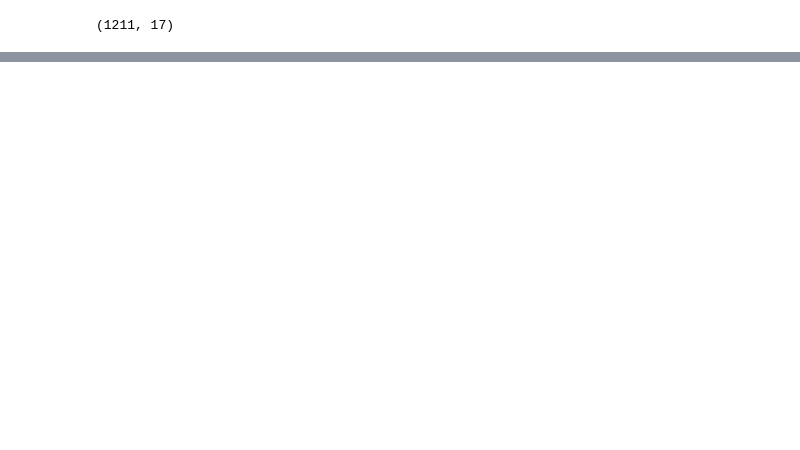
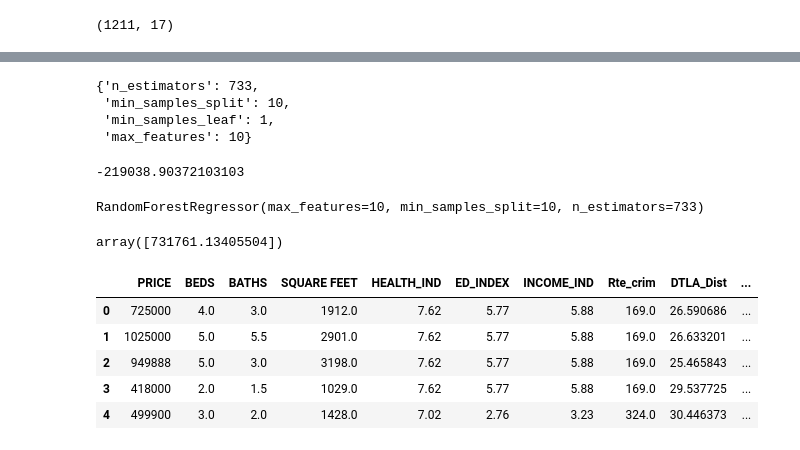
Before and after one commit to Christopher-Liu/Irvine-Property-Value-Analysis, a Jupyter notebook: analysis_la.ipynb, the cells around one changed output, grey strips where cells are left out. Drawn from its saved outputs; the diff is of its cells as text; code cells hidden in the pictures; blank space fills up the shorter version.

Commit message:
Found optimal random forest predictor with random search and 5-fold CV

```diff
--- a/analysis_la.ipynb
+++ b/analysis_la.ipynb
@@ -641,0 +692,28 @@ print(rf_cv.mean())
+# %%
+rf2_random.best_params_
+# %% [output]
+{'n_estimators': 733,
+ 'min_samples_split': 10,
+ 'min_samples_leaf': 1,
+ 'max_features': 10}
+# %%
+rf2_random.best_score_
+# %% [output]
+-219038.90372103103
+# %%
+rf2_random.best_estimator_
+# %% [output]
+RandomForestRegressor(max_features=10, min_samples_split=10, n_estimators=733)
+# %%
+rf2_random.best_estimator_.predict(df_modeling_encoded.drop(columns = ['PRICE']).iloc[0, ].to_numpy().reshape(1, -1))
+# %% [output]
+array([731761.13405504])
+# %%
+df_modeling_encoded.head()
+# %% [output]
+|  | PRICE | BEDS | BATHS | SQUARE FEET | HEALTH_IND | ED_INDEX | INCOME_IND | Rte_crim | DTLA_Dist | ... |
+| 0 | 725000 | 4.0 | 3.0 | 1912.0 | 7.62 | 5.77 | 5.88 | 169.0 | 26.590686 | ... |
+| 1 | 1025000 | 5.0 | 5.5 | 2901.0 | 7.62 | 5.77 | 5.88 | 169.0 | 26.633201 | ... |
+| 2 | 949888 | 5.0 | 3.0 | 3198.0 | 7.62 | 5.77 | 5.88 | 169.0 | 25.465843 | ... |
+| 3 | 418000 | 2.0 | 1.5 | 1029.0 | 7.62 | 5.77 | 5.88 | 169.0 | 29.537725 | ... |
+| 4 | 499900 | 3.0 | 2.0 | 1428.0 | 7.02 | 2.76 | 3.23 | 324.0 | 30.446373 | ... |
```
Also changed, not shown: parts of 6 cells of this notebook.
